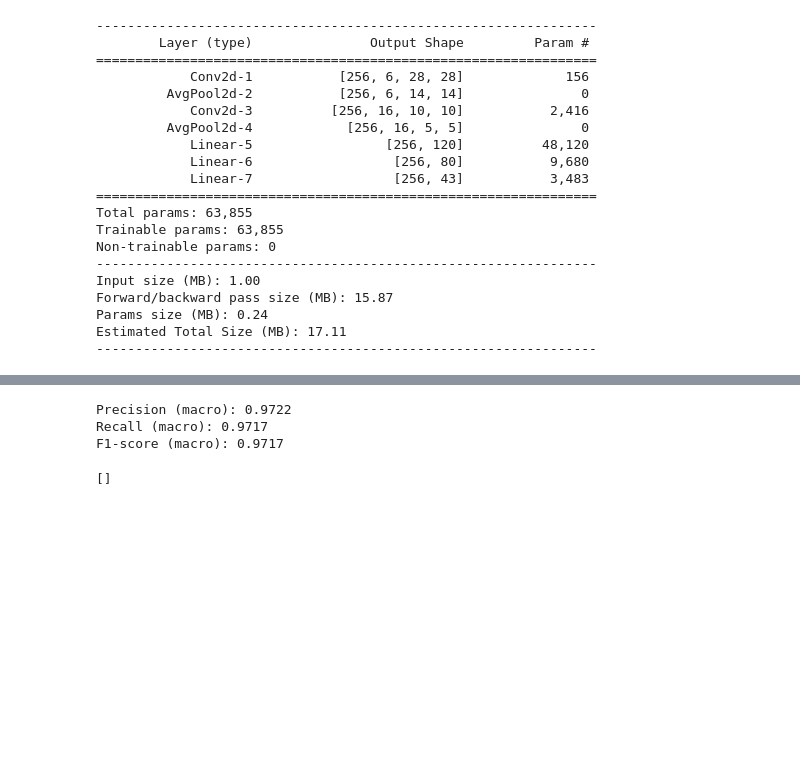
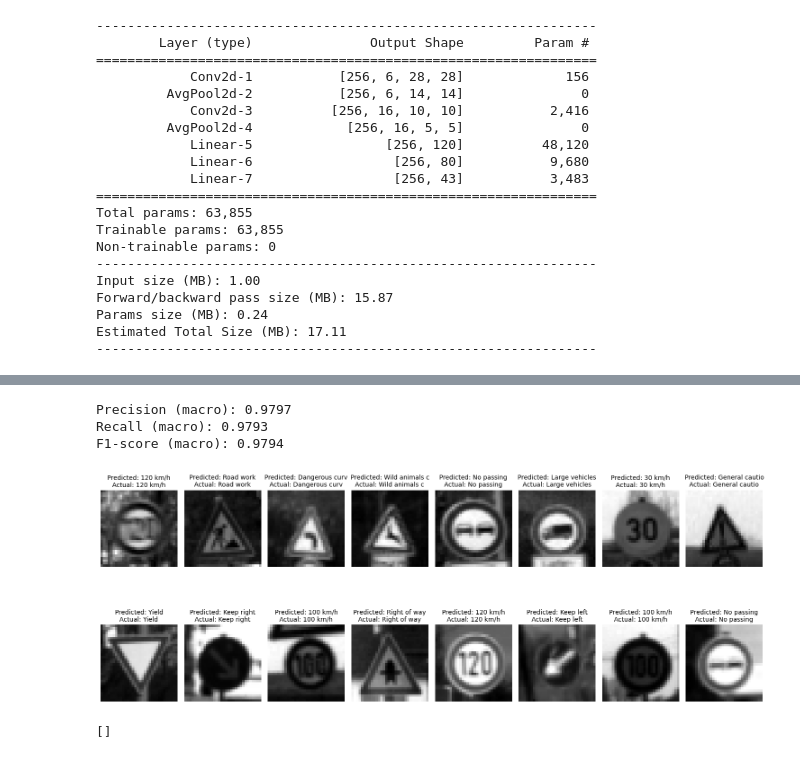
Before and after one commit to ro-jo-mo/Dissertation-Verifying-NN, a Jupyter notebook: Robustness/pytorch greyscale.ipynb, the cells around one changed output, grey strips where cells are left out. Drawn from its saved outputs; the diff is of its cells as text; code cells hidden in the pictures; blank space fills up the shorter version.

```diff
--- a/Robustness/pytorch greyscale.ipynb
+++ b/Robustness/pytorch greyscale.ipynb
@@ -299,14 +299,34 @@ def evaluate(model):
     precision = precision_score(labels, pred_class, average="weighted")
     recall = recall_score(labels, pred_class, average="weighted")
     f1 = f1_score(labels, pred_class, average="weighted")
+    accuracy = accuracy_score(labels,pred_class)
     print(f'Precision (macro): {precision:.4f}')
     print(f'Recall (macro): {recall:.4f}')
     print(f'F1-score (macro): {f1:.4f}')
 evaluate(model)
 # %% [output]
-Precision (macro): 0.9722
-Recall (macro): 0.9717
-F1-score (macro): 0.9717
+Precision (macro): 0.9797
+Recall (macro): 0.9793
+F1-score (macro): 0.9794
+# %%
+plt.rc('axes', titlesize=10)
+plt.figure(figsize=(15,7))
+
+
+for img,lbl in train_loader:
+    img,lbl = img.to(device),lbl.to(device)
+    predictions = torch.argmax(model(img),axis=1)
+    for i in range(16):
+        plt.subplot(2, 8, i + 1)
+        pred = LABELS[predictions[i].item()]
+        actual = LABELS[lbl[i].cpu().item()]
+        plt.imshow(to_image(img[i].cpu()),cmap="grey")
+        plt.title(f"Predicted: {pred[:14]}\nActual: {actual[:14]}")
+        plt.axis("off")
+    break
+plt.tight_layout()
+# %% [output]
+[figure, added]
 # %%
 @torch.compile
 def pgd_attack(model,images,labels,loss_func,epsilon,iterations,decay_rate,learning_rate,momentum_decay):
```
Also changed, not shown: parts of 4 cells of this notebook, 4 other files.
